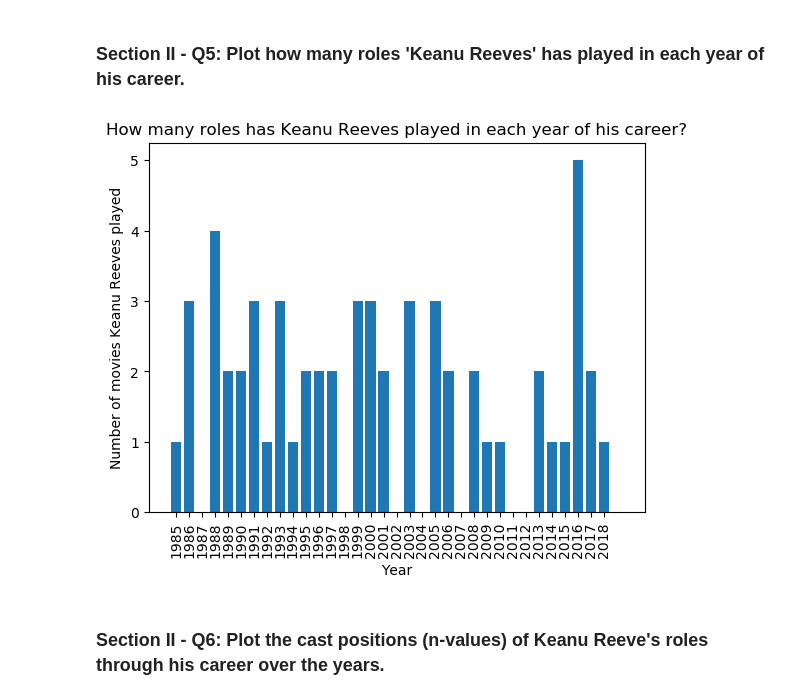
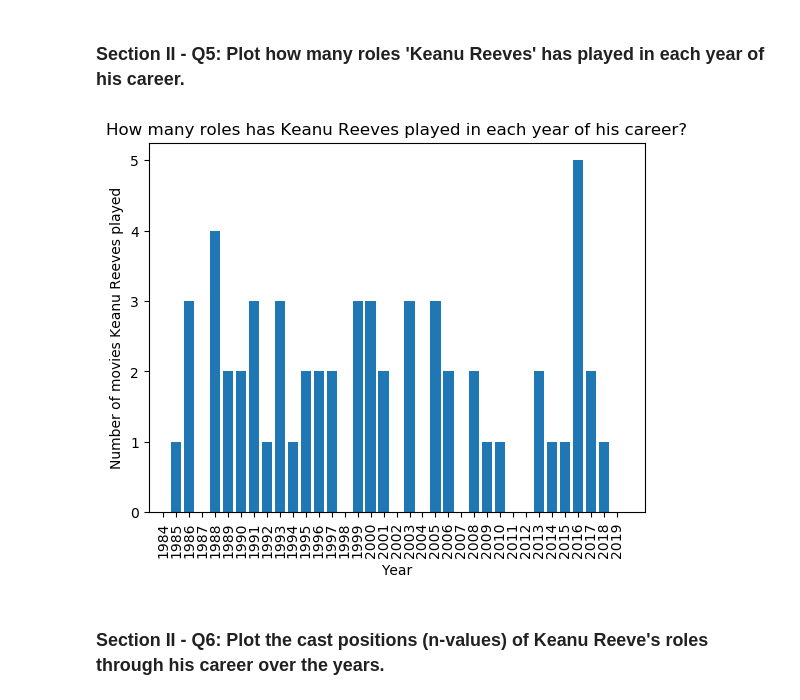
Before and after one commit to lfunderburk/mec-mini-projects, a Jupyter notebook: mec-5.3.10-data-wranging-with-pandas-mini-project/Mini_Project_Data_Wrangling_Pandas.ipynb, the cells around one changed output. Drawn from its saved outputs; the diff is of its cells as text; code cells hidden in the pictures.

```diff
--- a/mec-5.3.10-data-wranging-with-pandas-mini-project/Mini_Project_Data_Wrangling_Pandas.ipynb
+++ b/mec-5.3.10-data-wranging-with-pandas-mini-project/Mini_Project_Data_Wrangling_Pandas.ipynb
@@ -528,15 +528,16 @@ Name: character, dtype: int64
 # %% [markdown]
 ### Section II - Q5: Plot how many roles 'Keanu Reeves' has played in each year of his career.
 # %%
-keanu_reeves_movies_year = cast[cast.name=="Keanu Reeves"].groupby('year')['n'].count().reset_index().rename(columns={"n":"total"})
+keanu_reeves_movies = cast[cast.name=="Keanu Reeves"]
+keanu_reeves_movies_year = keanu_reeves_movies.groupby('year')['n'].count().reset_index().rename(columns={"n":"total"})
 
 plt.bar(keanu_reeves_movies_year['year'], keanu_reeves_movies_year['total'])
-plt.xticks(range(keanu_reeves_movies_year['year'].min(), keanu_reeves_movies_year['year'].max()), rotation=90)
+plt.xticks(range(keanu_reeves_movies_year['year'].min() - 1, keanu_reeves_movies_year['year'].max() + 1), rotation=90)
 plt.xlabel("Year")
 plt.ylabel("Number of movies Keanu Reeves played")
 plt.title("How many roles has Keanu Reeves played in each year of his career?")
 plt.show()
 # %% [output]
-[figure, old version]
+[figure, new version]
 # %% [markdown]
 ### Section II - Q6: Plot the cast positions (n-values) of Keanu Reeve's roles through his career over the years.
```
Also changed, not shown: parts of 23 cells of this notebook.
